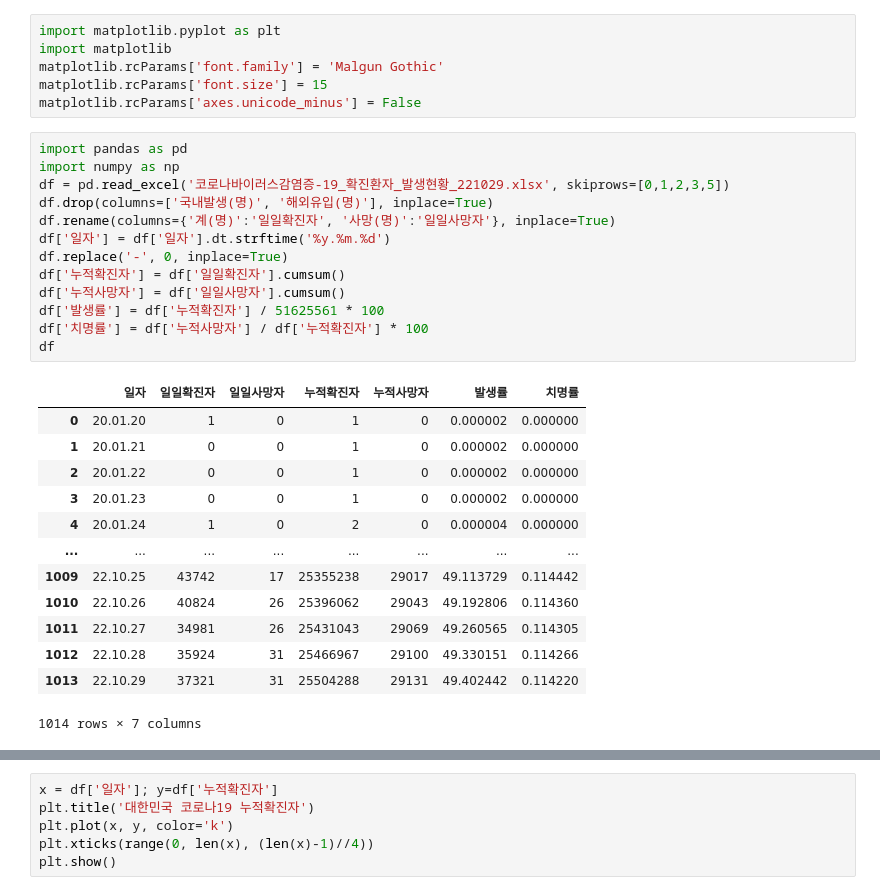
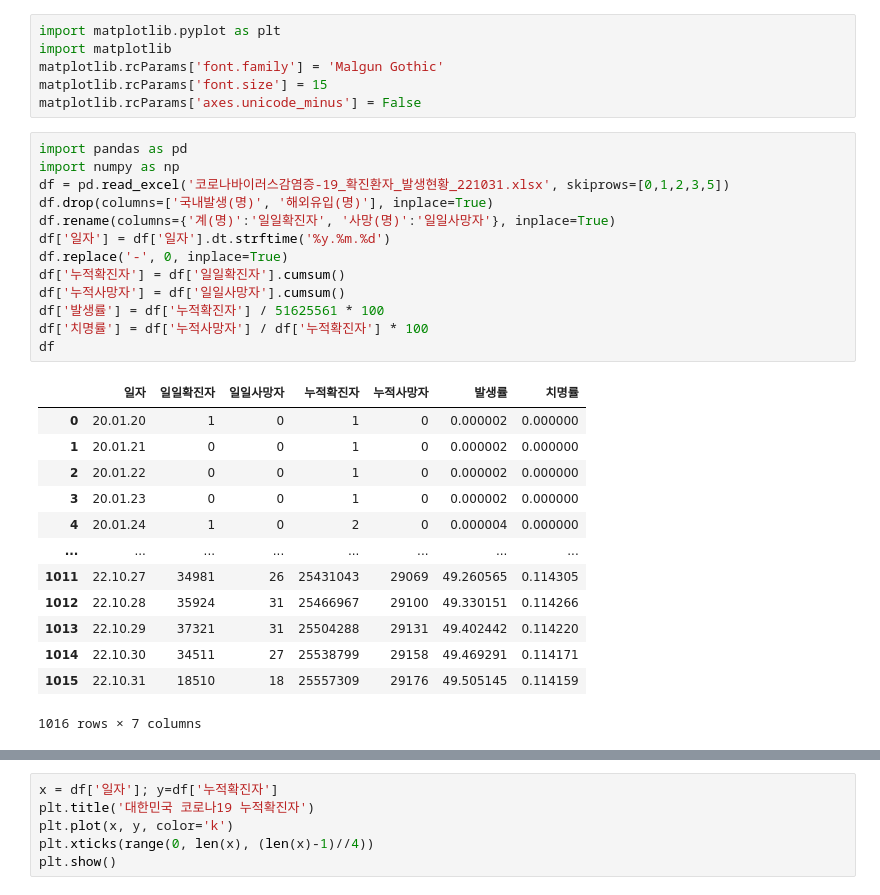
Before and after one commit to cpwoo/ProjectCorona, a Jupyter notebook: ProjectCorona.ipynb, the cells around one changed output, grey strips where cells are left out. Drawn from its saved outputs; the diff is of its cells as text.

```diff
--- a/ProjectCorona.ipynb
+++ b/ProjectCorona.ipynb
@@ -7,30 +7,30 @@ matplotlib.rcParams['axes.unicode_minus'] = False
 # %%
 import pandas as pd
 import numpy as np
-df = pd.read_excel('코로나바이러스감염증-19_확진환자_발생현황_221029.xlsx', skiprows=[0,1,2,3,5])
+df = pd.read_excel('코로나바이러스감염증-19_확진환자_발생현황_221031.xlsx', skiprows=[0,1,2,3,5])
 df.drop(columns=['국내발생(명)', '해외유입(명)'], inplace=True)
 df.rename(columns={'계(명)':'일일확진자', '사망(명)':'일일사망자'}, inplace=True)
 df['일자'] = df['일자'].dt.strftime('%y.%m.%d')
 df.replace('-', 0, inplace=True)
 df['누적확진자'] = df['일일확진자'].cumsum()
 df['누적사망자'] = df['일일사망자'].cumsum()
 df['발생률'] = df['누적확진자'] / 51625561 * 100
 df['치명률'] = df['누적사망자'] / df['누적확진자'] * 100
 df
 # %% [output]
 |  | 일자 | 일일확진자 | 일일사망자 | 누적확진자 | 누적사망자 | 발생률 | 치명률 |
 | 0 | 20.01.20 | 1 | 0 | 1 | 0 | 0.000002 | 0.000000 |
 | 1 | 20.01.21 | 0 | 0 | 1 | 0 | 0.000002 | 0.000000 |
 | 2 | 20.01.22 | 0 | 0 | 1 | 0 | 0.000002 | 0.000000 |
 | 3 | 20.01.23 | 0 | 0 | 1 | 0 | 0.000002 | 0.000000 |
 | 4 | 20.01.24 | 1 | 0 | 2 | 0 | 0.000004 | 0.000000 |
 | ... | ... | ... | ... | ... | ... | ... | ... |
-| 1009 | 22.10.25 | 43742 | 17 | 25355238 | 29017 | 49.113729 | 0.114442 |
-| 1010 | 22.10.26 | 40824 | 26 | 25396062 | 29043 | 49.192806 | 0.114360 |
 | 1011 | 22.10.27 | 34981 | 26 | 25431043 | 29069 | 49.260565 | 0.114305 |
 | 1012 | 22.10.28 | 35924 | 31 | 25466967 | 29100 | 49.330151 | 0.114266 |
 | 1013 | 22.10.29 | 37321 | 31 | 25504288 | 29131 | 49.402442 | 0.114220 |
+| 1014 | 22.10.30 | 34511 | 27 | 25538799 | 29158 | 49.469291 | 0.114171 |
+| 1015 | 22.10.31 | 18510 | 18 | 25557309 | 29176 | 49.505145 | 0.114159 |
-1014 rows × 7 columns
+1016 rows × 7 columns
 # %%
 df30 = df.tail(30)
 df30
```
Also changed, not shown: parts of 9 cells of this notebook, 7 other files.
